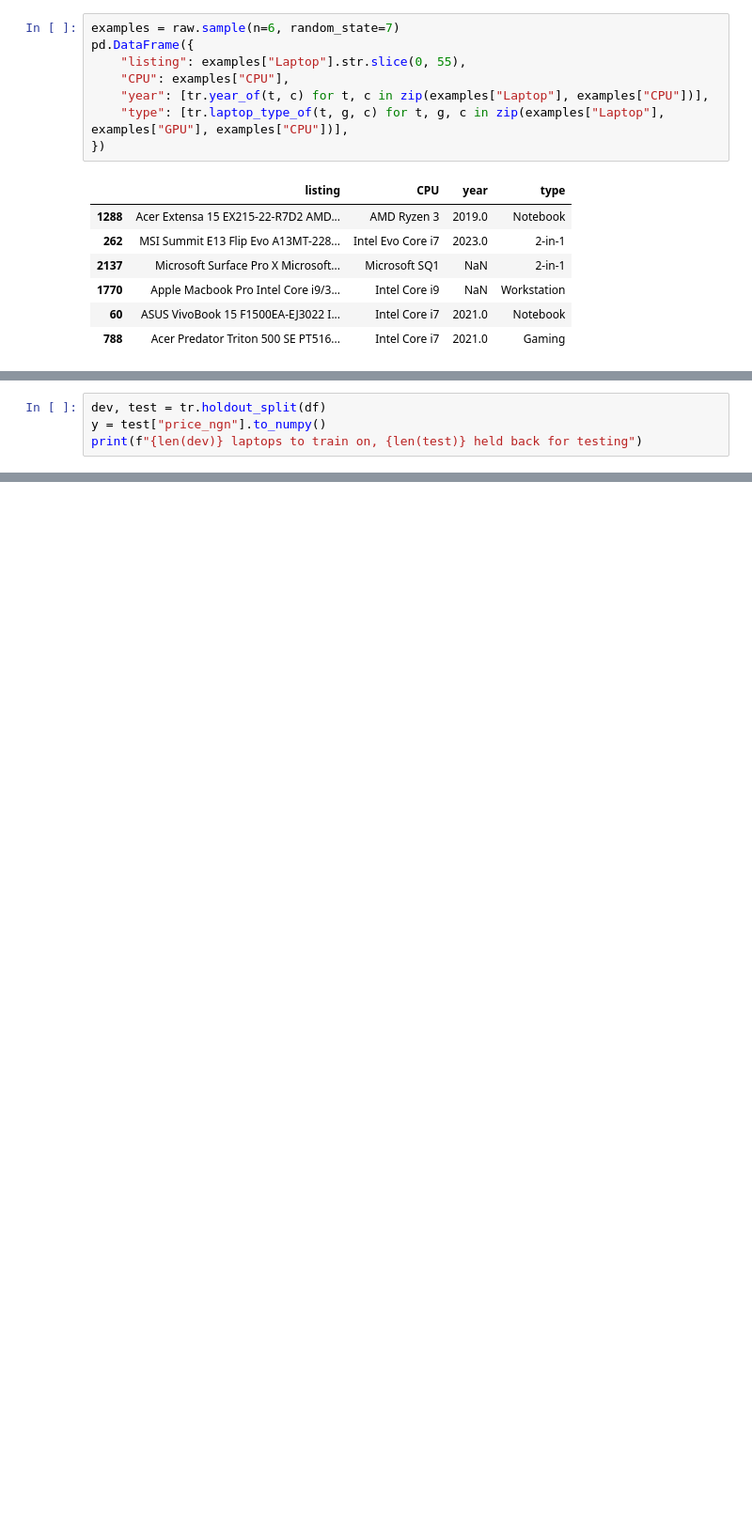
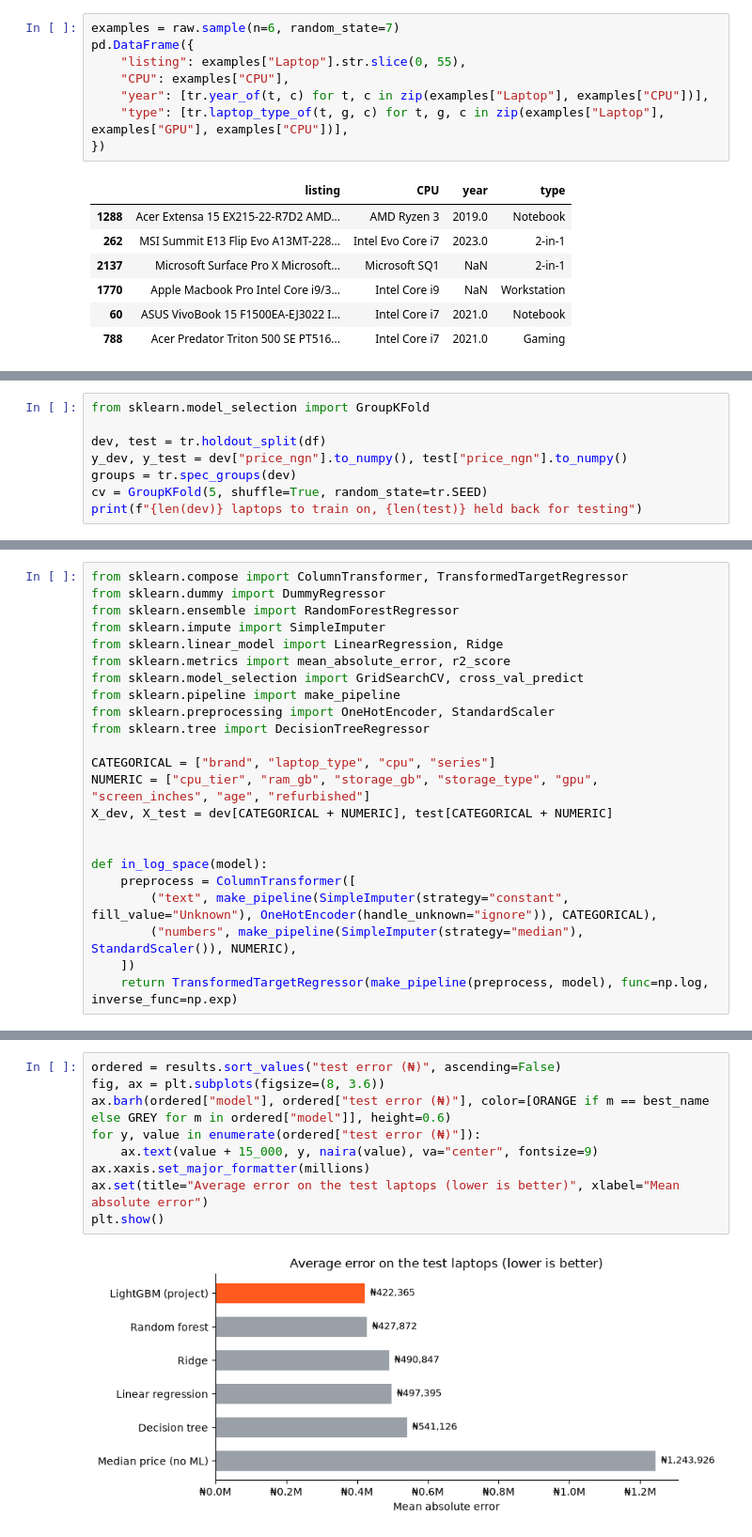
Before and after one commit to iamelio/used-laptop-price-estimator, a Jupyter notebook: notebooks/laptop_price_model.ipynb, the cells around one changed output, grey strips where cells are left out. Shown at 94% size. Cells and saved outputs as stored; diff of their text form; blank space fills up the shorter version.

Commit message:
Expand the notebook into a project report with a cross-validated model comparison

```diff
--- a/notebooks/laptop_price_model.ipynb
+++ b/notebooks/laptop_price_model.ipynb
@@ -345,4 +268,0 @@ plt.show()
-# %%
-dev, test = tr.holdout_split(df)
-y = test["price_ngn"].to_numpy()
-print(f"{len(dev)} laptops to train on, {len(test)} held back for testing")
@@ -490,0 +356,8 @@ plt.show()
+# %%
+from sklearn.model_selection import GroupKFold
+
+dev, test = tr.holdout_split(df)
+y_dev, y_test = dev["price_ngn"].to_numpy(), test["price_ngn"].to_numpy()
+groups = tr.spec_groups(dev)
+cv = GroupKFold(5, shuffle=True, random_state=tr.SEED)
+print(f"{len(dev)} laptops to train on, {len(test)} held back for testing")
@@ -490,0 +371,23 @@ plt.show()
+# %%
+from sklearn.compose import ColumnTransformer, TransformedTargetRegressor
+from sklearn.dummy import DummyRegressor
+from sklearn.ensemble import RandomForestRegressor
+from sklearn.impute import SimpleImputer
+from sklearn.linear_model import LinearRegression, Ridge
+from sklearn.metrics import mean_absolute_error, r2_score
+from sklearn.model_selection import GridSearchCV, cross_val_predict
+from sklearn.pipeline import make_pipeline
+from sklearn.preprocessing import OneHotEncoder, StandardScaler
+from sklearn.tree import DecisionTreeRegressor
+
+CATEGORICAL = ["brand", "laptop_type", "cpu", "series"]
+NUMERIC = ["cpu_tier", "ram_gb", "storage_gb", "storage_type", "gpu", "screen_inches", "age", "refurbished"]
+X_dev, X_test = dev[CATEGORICAL + NUMERIC], test[CATEGORICAL + NUMERIC]
+
+
+def in_log_space(model):
+    preprocess = ColumnTransformer([
+        ("text", make_pipeline(SimpleImputer(strategy="constant", fill_value="Unknown"), OneHotEncoder(handle_unknown="ignore")), CATEGORICAL),
+        ("numbers", make_pipeline(SimpleImputer(strategy="median"), StandardScaler()), NUMERIC),
+    ])
+    return TransformedTargetRegressor(make_pipeline(preprocess, model), func=np.log, inverse_func=np.exp)
@@ -490,0 +456,11 @@ plt.show()
+# %%
+ordered = results.sort_values("test error (₦)", ascending=False)
+fig, ax = plt.subplots(figsize=(8, 3.6))
+ax.barh(ordered["model"], ordered["test error (₦)"], color=[ORANGE if m == best_name else GREY for m in ordered["model"]], height=0.6)
+for y, value in enumerate(ordered["test error (₦)"]):
+    ax.text(value + 15_000, y, naira(value), va="center", fontsize=9)
+ax.xaxis.set_major_formatter(millions)
+ax.set(title="Average error on the test laptops (lower is better)", xlabel="Mean absolute error")
+plt.show()
+# %% [output]
+[figure, added]
```
Also changed, not shown: parts of 78 cells of this notebook.
